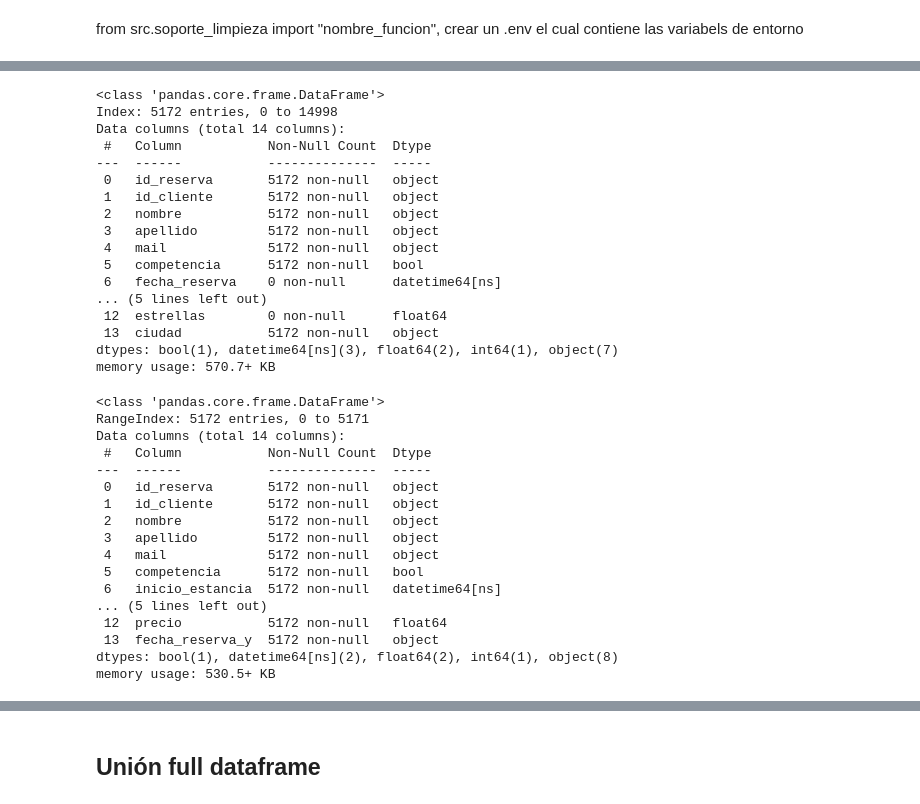
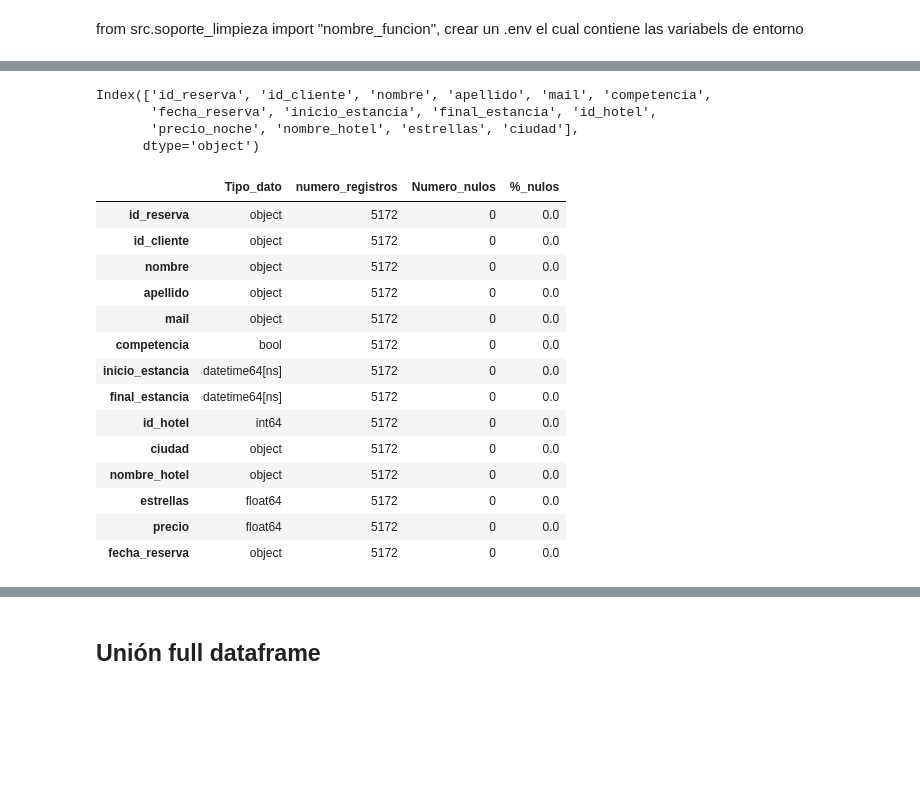
Before and after one commit to Gabijc/Proyecto_ETL_Hoteles, a Jupyter notebook: Notebooks/Analisis_inicial.ipynb, the cells around one changed output, grey strips where cells are left out. Drawn from its saved outputs; the diff is of its cells as text; code cells hidden in the pictures; blank space fills up the shorter version.

Commit message:
tenemos los dos dfs de grupo y competencia bien

```diff
--- a/Notebooks/Analisis_inicial.ipynb
+++ b/Notebooks/Analisis_inicial.ipynb
@@ -645,43 +663,29 @@ from src.soporte_limpieza import "nombre_funcion", crear un .env el cual contien
 # %%
-hoteles_competencia.info()
+hoteles_competencia.columns
 # %% [output]
-<class 'pandas.core.frame.DataFrame'>
-Index: 5172 entries, 0 to 14998
-Data columns (total 14 columns):
- #   Column           Non-Null Count  Dtype
----  ------           --------------  -----
- 0   id_reserva       5172 non-null   object
- 1   id_cliente       5172 non-null   object
- 2   nombre           5172 non-null   object
- 3   apellido         5172 non-null   object
- 4   mail             5172 non-null   object
- 5   competencia      5172 non-null   bool
- 6   fecha_reserva    0 non-null      datetime64[ns]
-... (5 lines left out)
- 12  estrellas        0 non-null      float64
- 13  ciudad           5172 non-null   object
-dtypes: bool(1), datetime64[ns](3), float64(2), int64(1), object(7)
-memory usage: 570.7+ KB
+Index(['id_reserva', 'id_cliente', 'nombre', 'apellido', 'mail', 'competencia',
+       'fecha_reserva', 'inicio_estancia', 'final_estancia', 'id_hotel',
+       'precio_noche', 'nombre_hotel', 'estrellas', 'ciudad'],
+      dtype='object')
 # %%
 hoteles_competencia_final = hoteles_competencia.merge(hoteles_competencia_scrapeado, on = "id_hotel")
 hoteles_competencia_final = hoteles_competencia_final.drop(columns = ["fecha_reserva_x", "precio_noche", "nombre_hotel_x", "estrellas_x"])
 hoteles_competencia_final["ciudad"] = "Madrid"
-hoteles_competencia_final.info()
+hoteles_competencia_final = hoteles_competencia_final.rename(columns = {'fecha_reserva_y': 'fecha_reserva', 'nombre_hotel_y': 'nombre_hotel', 'estrellas_y': 'estrellas'})
+info_df(hoteles_competencia_final)
 # %% [output]
-<class 'pandas.core.frame.DataFrame'>
-RangeIndex: 5172 entries, 0 to 5171
-Data columns (total 14 columns):
- #   Column           Non-Null Count  Dtype
----  ------           --------------  -----
- 0   id_reserva       5172 non-null   object
- 1   id_cliente       5172 non-null   object
- 2   nombre           5172 non-null   object
- 3   apellido         5172 non-null   object
- 4   mail             5172 non-null   object
- 5   competencia      5172 non-null   bool
- 6   inicio_estancia  5172 non-null   datetime64[ns]
-... (5 lines left out)
- 12  precio           5172 non-null   float64
- 13  fecha_reserva_y  5172 non-null   object
-dtypes: bool(1), datetime64[ns](2), float64(2), int64(1), object(8)
-memory usage: 530.5+ KB
+|  | Tipo_dato | numero_registros | Numero_nulos | %_nulos |
+| id_reserva | object | 5172 | 0 | 0.0 |
+| id_cliente | object | 5172 | 0 | 0.0 |
+| nombre | object | 5172 | 0 | 0.0 |
+| apellido | object | 5172 | 0 | 0.0 |
+| mail | object | 5172 | 0 | 0.0 |
+| competencia | bool | 5172 | 0 | 0.0 |
+| inicio_estancia | datetime64[ns] | 5172 | 0 | 0.0 |
+| final_estancia | datetime64[ns] | 5172 | 0 | 0.0 |
+| id_hotel | int64 | 5172 | 0 | 0.0 |
+| ciudad | object | 5172 | 0 | 0.0 |
+| nombre_hotel | object | 5172 | 0 | 0.0 |
+| estrellas | float64 | 5172 | 0 | 0.0 |
+| precio | float64 | 5172 | 0 | 0.0 |
+| fecha_reserva | object | 5172 | 0 | 0.0 |
```
Also changed, not shown: parts of 4 cells of this notebook.
